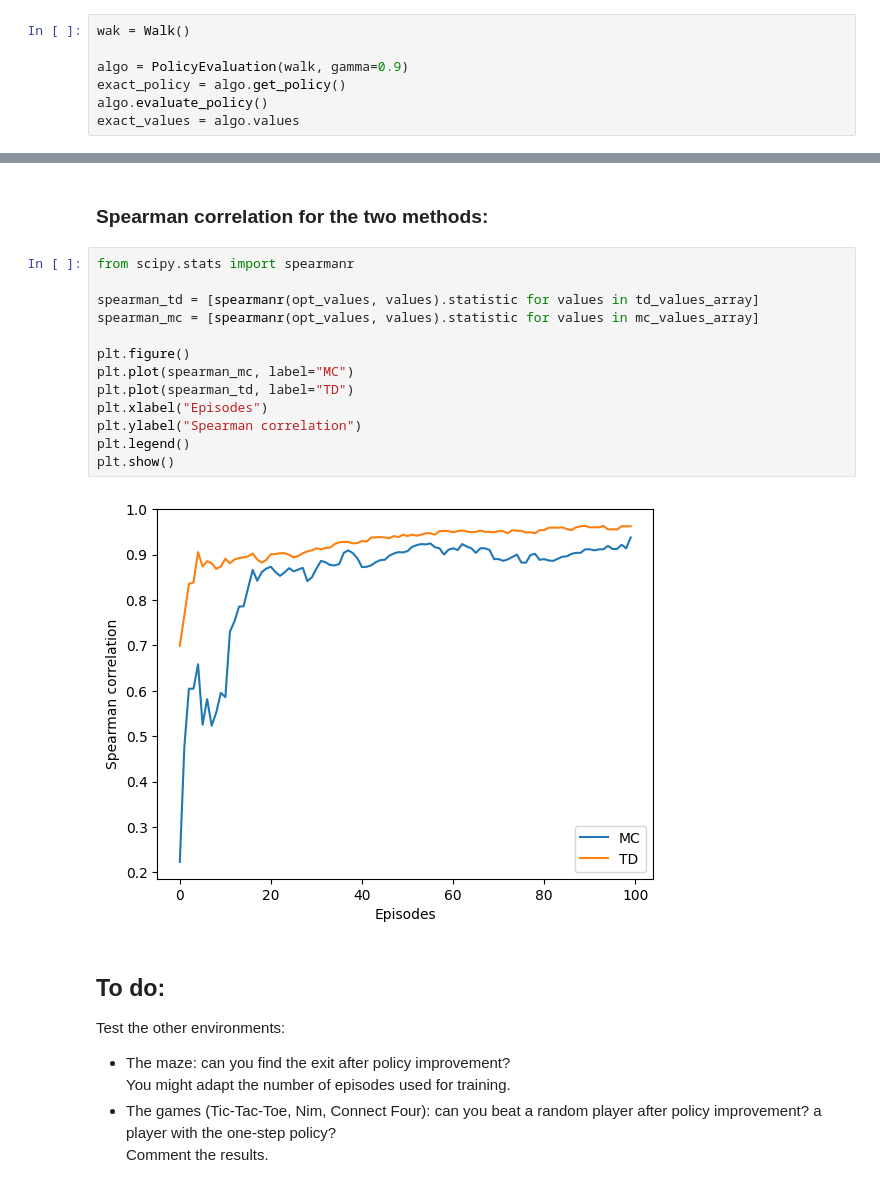
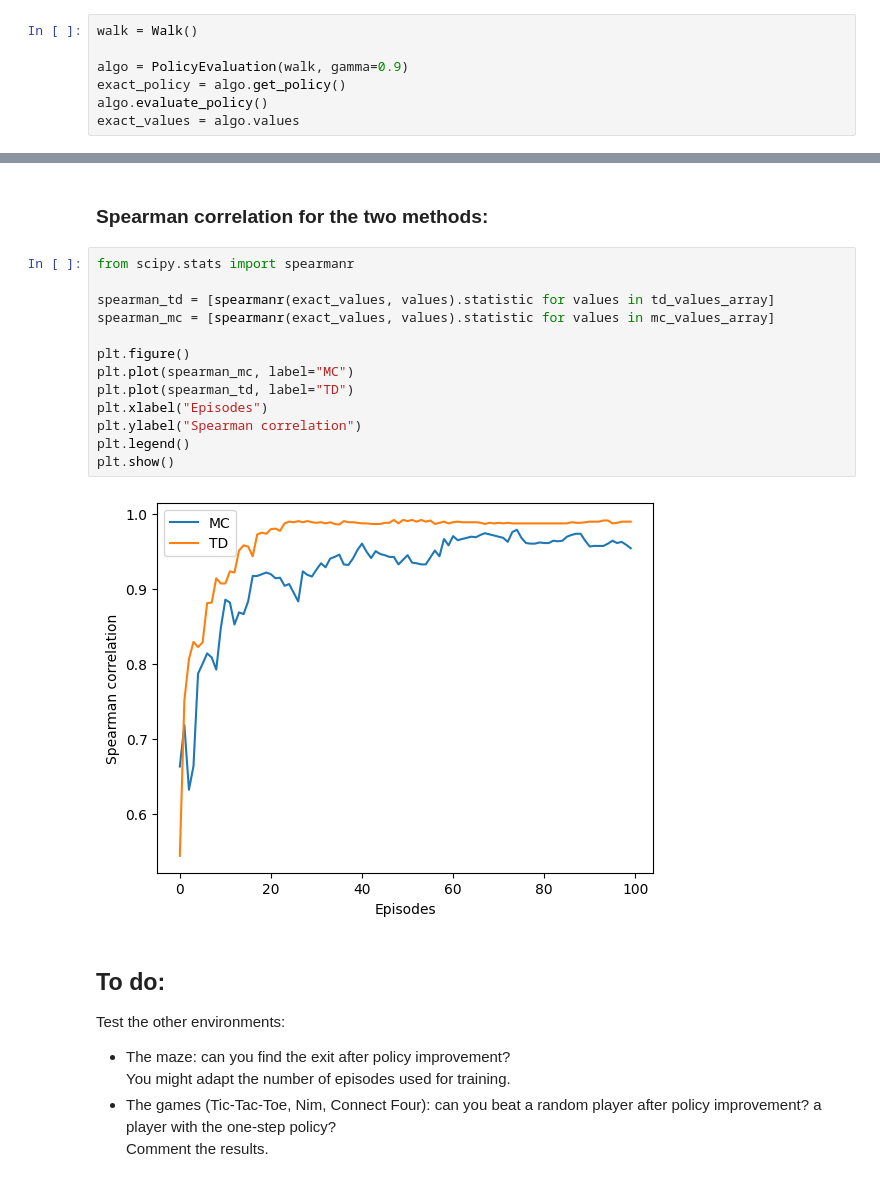
Before and after one commit to GLorenzo679/AI318-Reinforcement-Learning, a Jupyter notebook: TP3/3-evaluation.ipynb, the cells around one changed output, grey strips where cells are left out. Drawn from its saved outputs; the diff is of its cells as text.

```diff
--- a/TP3/3-evaluation.ipynb
+++ b/TP3/3-evaluation.ipynb
@@ -122,7 +122,7 @@ walk.display_values(td_values)
 # %% [markdown]
 ### Compare TD and MC with the exact solution:
 # %%
-wak = Walk()
+walk = Walk()
 
 algo = PolicyEvaluation(walk, gamma=0.9)
 exact_policy = algo.get_policy()
@@ -157,18 +157,18 @@ plt.tight_layout()
 # %%
 from scipy.stats import spearmanr
 
-spearman_td = [spearmanr(opt_values, values).statistic for values in td_values_array]
-spearman_mc = [spearmanr(opt_values, values).statistic for values in mc_values_array]
+spearman_td = [spearmanr(exact_values, values).statistic for values in td_values_array]
+spearman_mc = [spearmanr(exact_values, values).statistic for values in mc_values_array]
 
 plt.figure()
 plt.plot(spearman_mc, label="MC")
 plt.plot(spearman_td, label="TD")
 plt.xlabel("Episodes")
 plt.ylabel("Spearman correlation")
 plt.legend()
 plt.show()
 # %% [output]
-[figure, old version]
+[figure, new version]
 # %% [markdown]
 ## To do:
 
```
Also changed, not shown: parts of 16 cells of this notebook.
